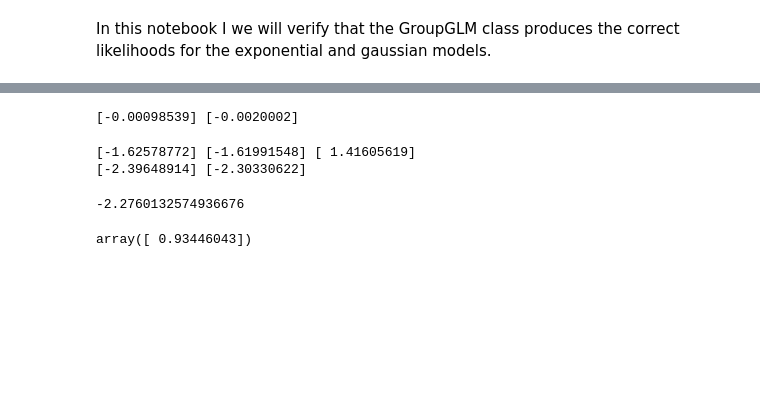
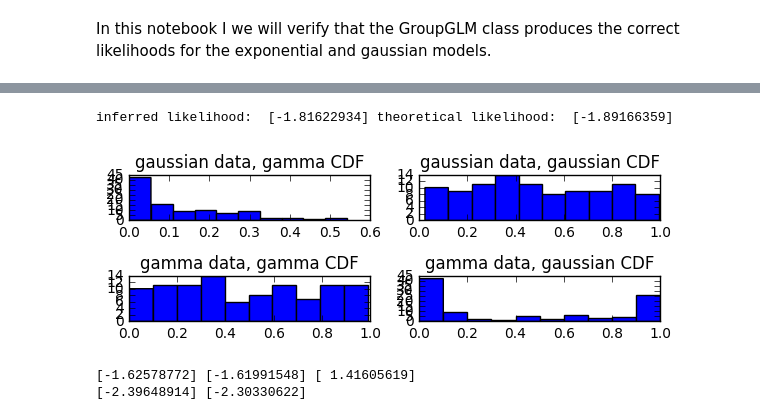
Before and after one commit to achristensen56/PyGLM, a Jupyter notebook: Checking Likelihoods.ipynb, the cells around one changed output, grey strips where cells are left out. Saved outputs shown, nothing was run; the diff lists cells and outputs as text; code cells hidden in the pictures; blank space fills up the shorter version.

```diff
--- a/Checking Likelihoods.ipynb
+++ b/Checking Likelihoods.ipynb
@@ -24,25 +21,50 @@ The autoreload extension is already loaded. To reload it, use:
 mean, var, T, N, F, eps = 1, 1, 100, 1, 1, 1e-3
 
 #generate data
-data = np.random.normal(mean, var, size = [T, N])
-data -= np.min(data) - eps
+
+data_gam = gamma.rvs(2, scale = 2, size = [T, N])
+
+data_norm = np.random.normal(mean, var, size = [T, N])
+data_norm -= np.min(data) - eps
 
 #evaluate likelihood
 gauss_likelihood = norm(np.mean(data), var).pdf(data)
-exp_likelihood = gamma.pdf(data, 1, scale = np.mean(data))
+exp_likelihood = gamma.pdf(data, 2, scale = 2)
 gLL, eLL = sum(np.log(gauss_likelihood)), sum(np.log(exp_likelihood))
 
 
 
 #evalutate the likelihood using the GLM objects
-gLL_, _ = gm.gaussian_GLM(np.ones([F, N]), non_lin='identity', offset_init = 0,
-                        scale_init = 1, bias_init = 0).get_log_likelihood(data, np.mean(data)*np.ones([T, F]))
-eLL_ = gm.exponential_GLM(np.ones([F, N]), non_lin='identity', offset_init = 0,
+#gLL_, _ = gm.gaussian_GLM(np.ones([F, N]), non_lin='identity', offset_init = 0,
+#                        scale_init = 1, bias_init = 0).get_log_likelihood(data, np.mean(data)*np.ones([T, F]))
+eLL_ = gm.gamma_GLM(np.ones([F, N]), non_lin='identity', offset_init = 0,
                           scale_init = 1, bias_init = 0).get_log_likelihood(data, np.mean(data)*np.ones([T, F]))
 
-print gLL_ - gLL/T, eLL_ - eLL/T
+print 'inferred likelihood: ', eLL_ , 'theoretical likelihood: ', eLL/T
 # %% [output]
-[-0.00098539] [-0.0020002]
+inferred likelihood:  [-1.81622934] theoretical likelihood:  [-1.89166359]
+# %%
+gCDF_n = gamma.cdf(data_norm, 2, scale =  2)
+nCDF_n = norm.cdf(data_norm, np.mean(data_norm), var)
+
+gCDF_g = gamma.cdf(data_gam, 2, scale = 2)
+nCDF_g = norm.cdf(data_gam, np.mean(data_gam), var)
+# %%
+plt.subplot(421)
+plt.hist(gCDF_n)
+plt.title('gaussian data, gamma CDF')
+plt.subplot(422)
+plt.hist(nCDF_n)
+plt.title('gaussian data, gaussian CDF')
+plt.subplot(423)
+plt.hist(gCDF_g)
+plt.title('gamma data, gamma CDF')
+plt.subplot(424)
+plt.hist(nCDF_g)
+plt.title('gamma data, gaussian CDF')
+plt.tight_layout()
+# %% [output]
+[figure, added]
 # %%
 #now let's generate data, and again check the likelihood.
 num_neurons, num_features, T = 1, 10, 100
@@ -84,11 +106,3 @@ print eLL_, eLL,
 # %% [output]
 [-1.62578772] [-1.61991548] [ 1.41605619]
 [-2.39648914] [-2.30330622]
-# %%
-offset
-# %% [output]
--2.2760132574936676
-# %%
-1./T * sum((y-c_int)**2)
-# %% [output]
-array([ 0.93446043])
```
Also changed, not shown: parts of 4 cells of this notebook, 8 other files.
